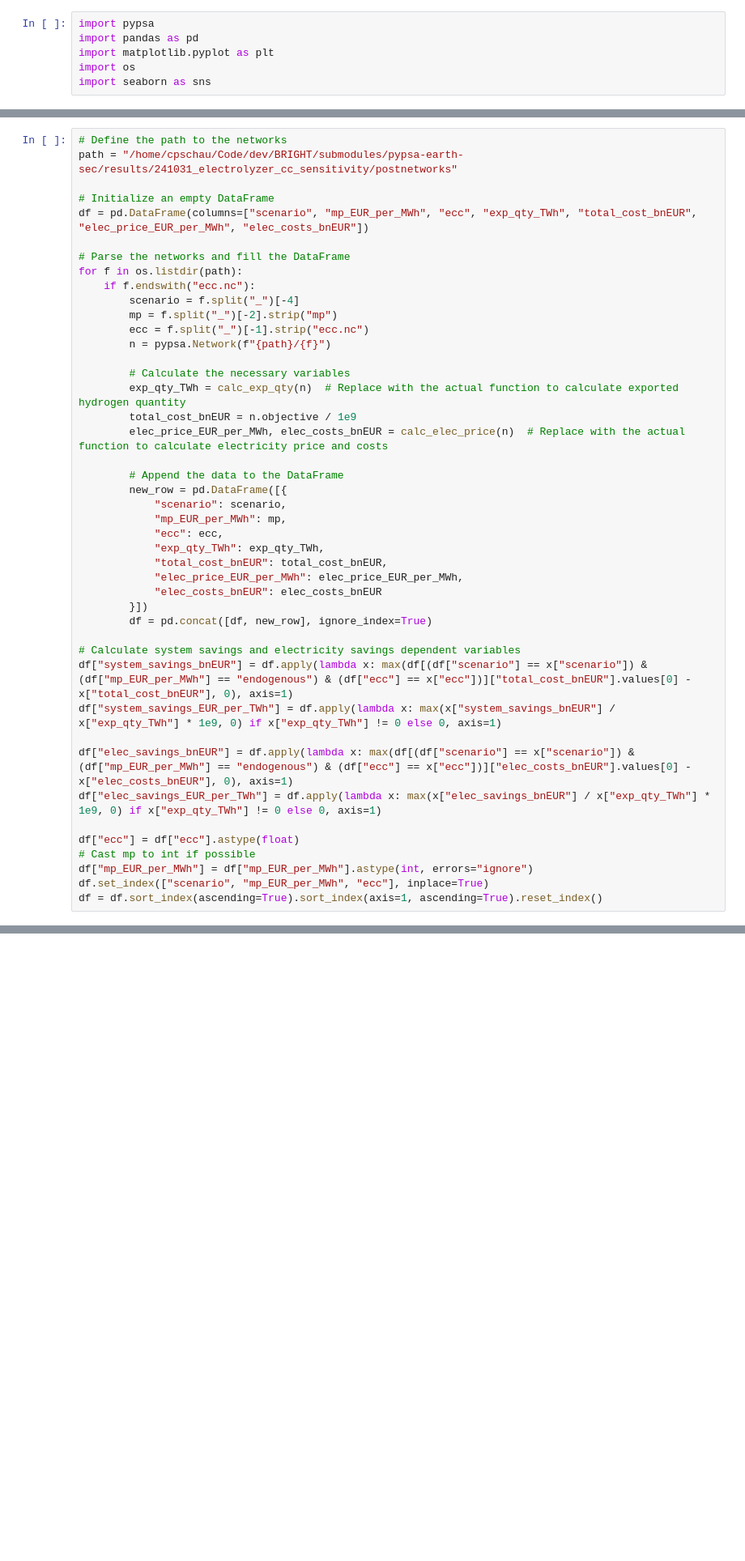
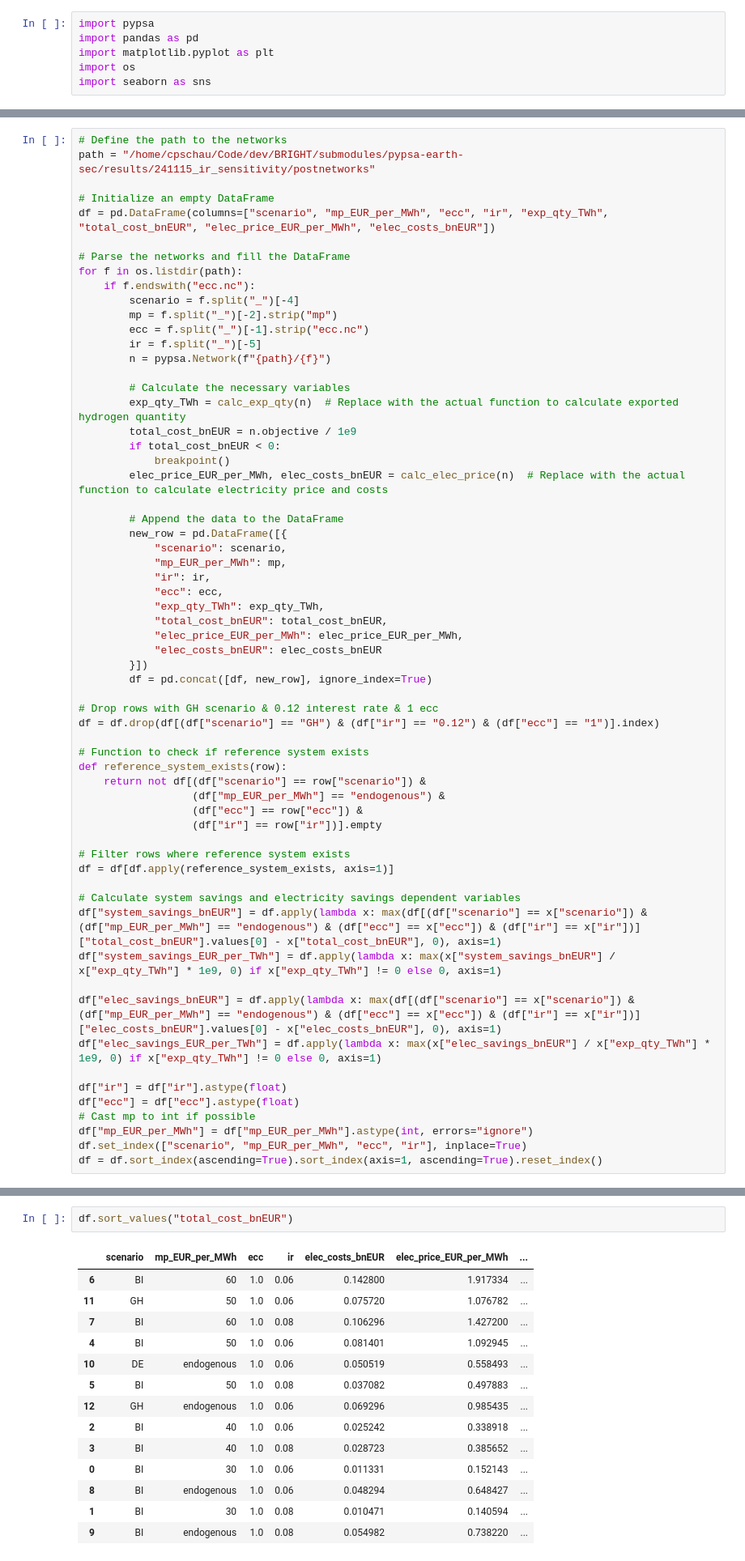
Before and after one commit to hazemakhalek/BRIGHT, a Jupyter notebook: notebooks/compare_scenarios.ipynb, the cells around one changed output, grey strips where cells are left out. Shown at 81% size. Cells and saved outputs as stored; diff of their text form; blank space fills up the shorter version.

```diff
--- a/notebooks/compare_scenarios.ipynb
+++ b/notebooks/compare_scenarios.ipynb
@@ -21,10 +21,10 @@ def calc_elec_price(n):
     return  elec_costs / elec_demand.sum().sum(), elec_costs/1e9
 # %%
 # Define the path to the networks
-path = "/home/cpschau/Code/dev/BRIGHT/submodules/pypsa-earth-sec/results/241031_electrolyzer_cc_sensitivity/postnetworks"
+path = "/home/cpschau/Code/dev/BRIGHT/submodules/pypsa-earth-sec/results/241115_ir_sensitivity/postnetworks"
 
 # Initialize an empty DataFrame
-df = pd.DataFrame(columns=["scenario", "mp_EUR_per_MWh", "ecc", "exp_qty_TWh", "total_cost_bnEUR", "elec_price_EUR_per_MWh", "elec_costs_bnEUR"])
+df = pd.DataFrame(columns=["scenario", "mp_EUR_per_MWh", "ecc", "ir", "exp_qty_TWh", "total_cost_bnEUR", "elec_price_EUR_per_MWh", "elec_costs_bnEUR"])
 
 # Parse the networks and fill the DataFrame
 for f in os.listdir(path):
@@ -32,17 +32,21 @@ for f in os.listdir(path):
         scenario = f.split("_")[-4]
         mp = f.split("_")[-2].strip("mp")
         ecc = f.split("_")[-1].strip("ecc.nc")
+        ir = f.split("_")[-5]
         n = pypsa.Network(f"{path}/{f}")
 
         # Calculate the necessary variables
         exp_qty_TWh = calc_exp_qty(n)  # Replace with the actual function to calculate exported hydrogen quantity
         total_cost_bnEUR = n.objective / 1e9
+        if total_cost_bnEUR < 0:
+            breakpoint()
         elec_price_EUR_per_MWh, elec_costs_bnEUR = calc_elec_price(n)  # Replace with the actual function to calculate electricity price and costs
 
         # Append the data to the DataFrame
         new_row = pd.DataFrame([{
             "scenario": scenario,
             "mp_EUR_per_MWh": mp,
+            "ir": ir,
             "ecc": ecc,
             "exp_qty_TWh": exp_qty_TWh,
             "total_cost_bnEUR": total_cost_bnEUR,
@@ -51,16 +55,30 @@ for f in os.listdir(path):
         }])
         df = pd.concat([df, new_row], ignore_index=True)
 
+# Drop rows with GH scenario & 0.12 interest rate & 1 ecc
+df = df.drop(df[(df["scenario"] == "GH") & (df["ir"] == "0.12") & (df["ecc"] == "1")].index)
+
+# Function to check if reference system exists
+def reference_system_exists(row):
+    return not df[(df["scenario"] == row["scenario"]) &
+                  (df["mp_EUR_per_MWh"] == "endogenous") &
+                  (df["ecc"] == row["ecc"]) &
+                  (df["ir"] == row["ir"])].empty
+
+# Filter rows where reference system exists
+df = df[df.apply(reference_system_exists, axis=1)]
+
 # Calculate system savings and electricity savings dependent variables
-df["system_savings_bnEUR"] = df.apply(lambda x: max(df[(df["scenario"] == x["scenario"]) & (df["mp_EUR_per_MWh"] == "endogenous") & (df["ecc"] == x["ecc"])]["total_cost_bnEUR"].values[0] - x["total_cost_bnEUR"], 0), axis=1)
+df["system_savings_bnEUR"] = df.apply(lambda x: max(df[(df["scenario"] == x["scenario"]) & (df["mp_EUR_per_MWh"] == "endogenous") & (df["ecc"] == x["ecc"]) & (df["ir"] == x["ir"])]["total_cost_bnEUR"].values[0] - x["total_cost_bnEUR"], 0), axis=1)
 df["system_savings_EUR_per_TWh"] = df.apply(lambda x: max(x["system_savings_bnEUR"] / x["exp_qty_TWh"] * 1e9, 0) if x["exp_qty_TWh"] != 0 else 0, axis=1)
 
-df["elec_savings_bnEUR"] = df.apply(lambda x: max(df[(df["scenario"] == x["scenario"]) & (df["mp_EUR_per_MWh"] == "endogenous") & (df["ecc"] == x["ecc"])]["elec_costs_bnEUR"].values[0] - x["elec_costs_bnEUR"], 0), axis=1)
+df["elec_savings_bnEUR"] = df.apply(lambda x: max(df[(df["scenario"] == x["scenario"]) & (df["mp_EUR_per_MWh"] == "endogenous") & (df["ecc"] == x["ecc"]) & (df["ir"] == x["ir"])]["elec_costs_bnEUR"].values[0] - x["elec_costs_bnEUR"], 0), axis=1)
 df["elec_savings_EUR_per_TWh"] = df.apply(lambda x: max(x["elec_savings_bnEUR"] / x["exp_qty_TWh"] * 1e9, 0) if x["exp_qty_TWh"] != 0 else 0, axis=1)
 
+df["ir"] = df["ir"].astype(float)
 df["ecc"] = df["ecc"].astype(float)
 # Cast mp to int if possible
 df["mp_EUR_per_MWh"] = df["mp_EUR_per_MWh"].astype(int, errors="ignore")
-df.set_index(["scenario", "mp_EUR_per_MWh", "ecc"], inplace=True)
+df.set_index(["scenario", "mp_EUR_per_MWh", "ecc", "ir"], inplace=True)
 df = df.sort_index(ascending=True).sort_index(axis=1, ascending=True).reset_index()
 # %% [output]
@@ -83,0 +117,17 @@ INFO:pypsa.io:Imported network elec_s_11_ec_lv1.0_Co2L_3H_2035_0.071_BI_0export_
+# %%
+df.sort_values("total_cost_bnEUR")
+# %% [output]
+|  | scenario | mp_EUR_per_MWh | ecc | ir | elec_costs_bnEUR | elec_price_EUR_per_MWh | ... |
+| 6 | BI | 60 | 1.0 | 0.06 | 0.142800 | 1.917334 | ... |
+| 11 | GH | 50 | 1.0 | 0.06 | 0.075720 | 1.076782 | ... |
+| 7 | BI | 60 | 1.0 | 0.08 | 0.106296 | 1.427200 | ... |
+| 4 | BI | 50 | 1.0 | 0.06 | 0.081401 | 1.092945 | ... |
+| 10 | DE | endogenous | 1.0 | 0.06 | 0.050519 | 0.558493 | ... |
+| 5 | BI | 50 | 1.0 | 0.08 | 0.037082 | 0.497883 | ... |
+| 12 | GH | endogenous | 1.0 | 0.06 | 0.069296 | 0.985435 | ... |
+| 2 | BI | 40 | 1.0 | 0.06 | 0.025242 | 0.338918 | ... |
+| 3 | BI | 40 | 1.0 | 0.08 | 0.028723 | 0.385652 | ... |
+| 0 | BI | 30 | 1.0 | 0.06 | 0.011331 | 0.152143 | ... |
+| 8 | BI | endogenous | 1.0 | 0.06 | 0.048294 | 0.648427 | ... |
+| 1 | BI | 30 | 1.0 | 0.08 | 0.010471 | 0.140594 | ... |
+| 9 | BI | endogenous | 1.0 | 0.08 | 0.054982 | 0.738220 | ... |
```
Also changed, not shown: parts of 12 cells of this notebook.
